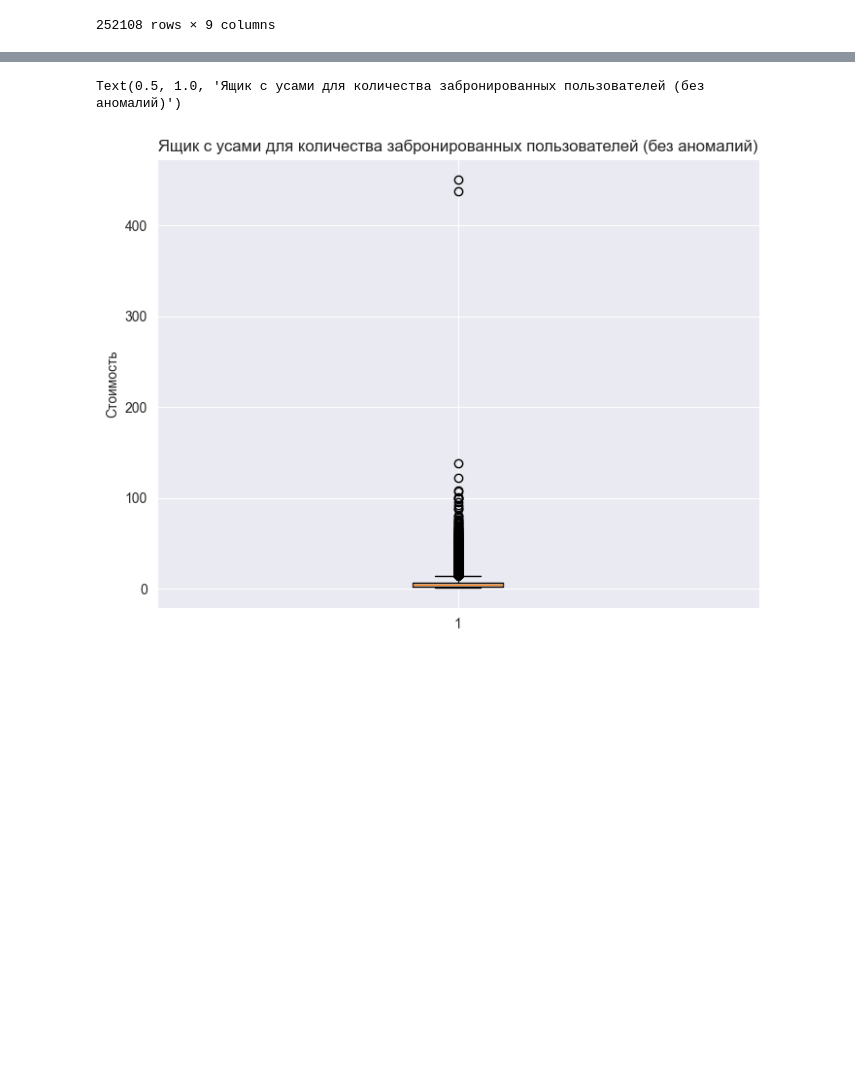
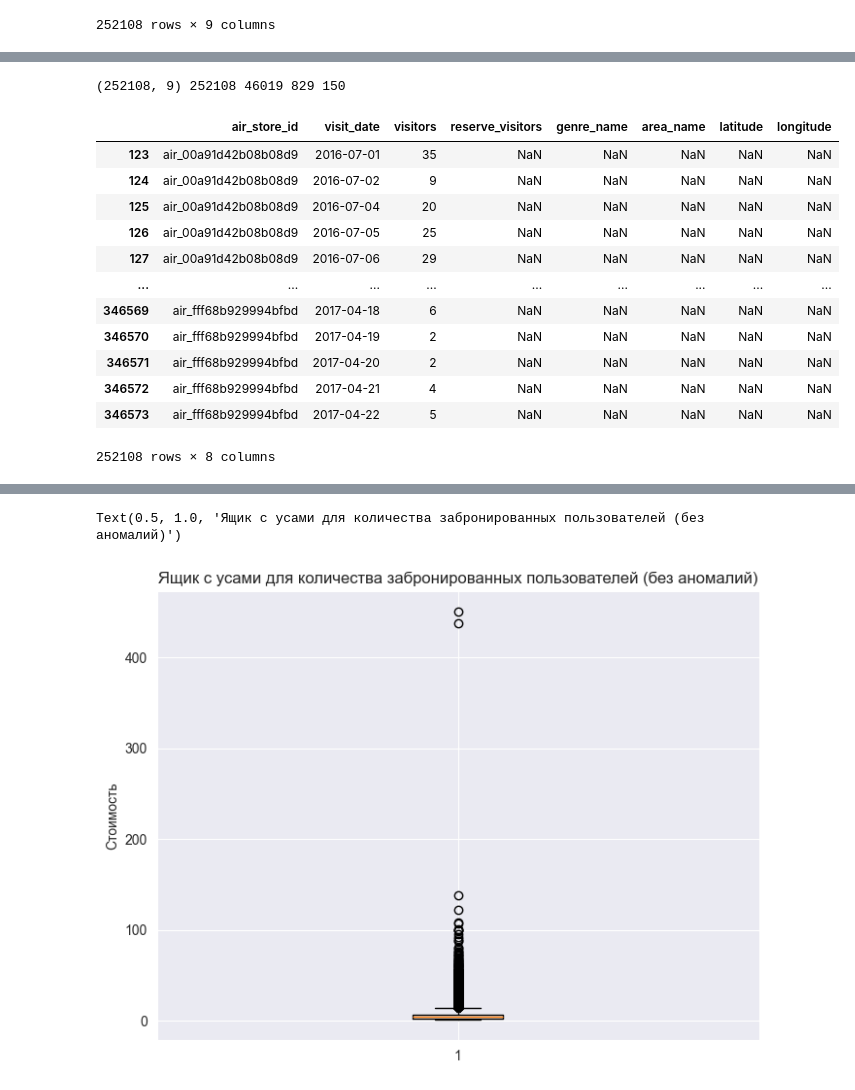
Before and after one commit to FEDOROV-ALEXANDER/ML_kurs2022, a Jupyter notebook: Homework/Homework2024/homework2024.ipynb, the cells around one changed output, grey strips where cells are left out. Drawn from its saved outputs; the diff is of its cells as text; code cells hidden in the pictures; blank space fills up the shorter version.

```diff
--- a/Homework/Homework2024/homework2024.ipynb
+++ b/Homework/Homework2024/homework2024.ipynb
@@ -545,0 +336,4 @@ Text(0.5, 1.0, 'Ящик с усами для количества заброн
+# %%
+print(df.shape, df.air_store_id.notna().sum(), df.hpg_store_id.notna().sum(), df.air_store_id.nunique(), df.hpg_store_id.nunique())
+# %% [output]
+(252108, 9) 252108 46019 829 150
@@ -545,0 +342,16 @@ Text(0.5, 1.0, 'Ящик с усами для количества заброн
+# %%
+df
+# %% [output]
+|  | air_store_id | visit_date | visitors | reserve_visitors | genre_name | area_name | latitude | longitude |
+| 123 | air_00a91d42b08b08d9 | 2016-07-01 | 35 | NaN | NaN | NaN | NaN | NaN |
+| 124 | air_00a91d42b08b08d9 | 2016-07-02 | 9 | NaN | NaN | NaN | NaN | NaN |
+| 125 | air_00a91d42b08b08d9 | 2016-07-04 | 20 | NaN | NaN | NaN | NaN | NaN |
+| 126 | air_00a91d42b08b08d9 | 2016-07-05 | 25 | NaN | NaN | NaN | NaN | NaN |
+| 127 | air_00a91d42b08b08d9 | 2016-07-06 | 29 | NaN | NaN | NaN | NaN | NaN |
+| ... | ... | ... | ... | ... | ... | ... | ... | ... |
+| 346569 | air_fff68b929994bfbd | 2017-04-18 | 6 | NaN | NaN | NaN | NaN | NaN |
+| 346570 | air_fff68b929994bfbd | 2017-04-19 | 2 | NaN | NaN | NaN | NaN | NaN |
+| 346571 | air_fff68b929994bfbd | 2017-04-20 | 2 | NaN | NaN | NaN | NaN | NaN |
+| 346572 | air_fff68b929994bfbd | 2017-04-21 | 4 | NaN | NaN | NaN | NaN | NaN |
+| 346573 | air_fff68b929994bfbd | 2017-04-22 | 5 | NaN | NaN | NaN | NaN | NaN |
+252108 rows × 8 columns
```
Also changed, not shown: parts of 32 cells of this notebook.
